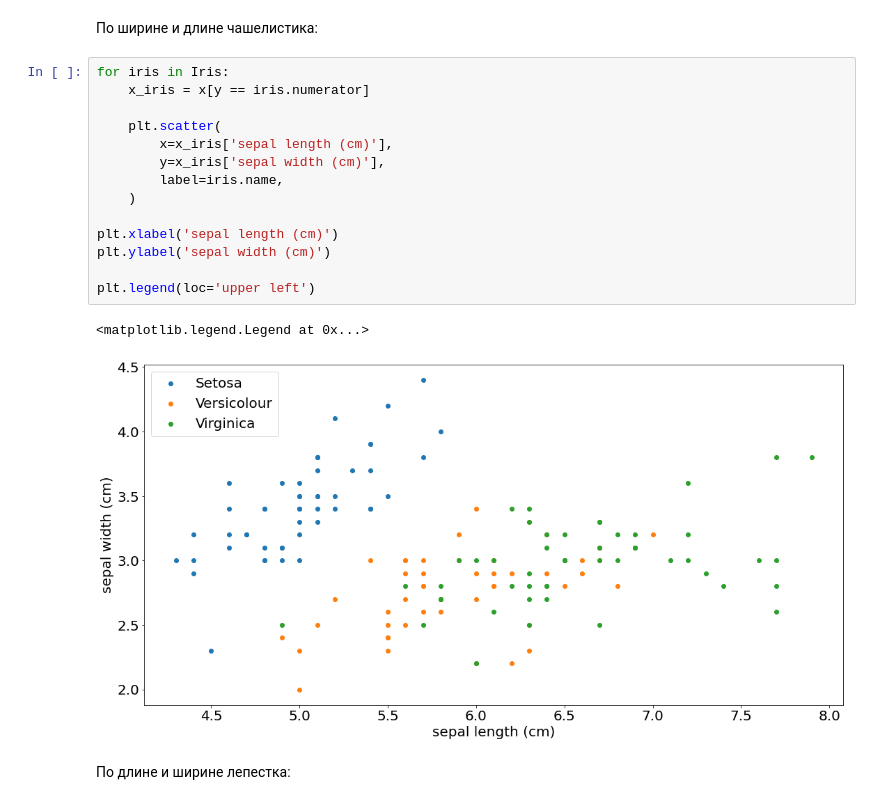
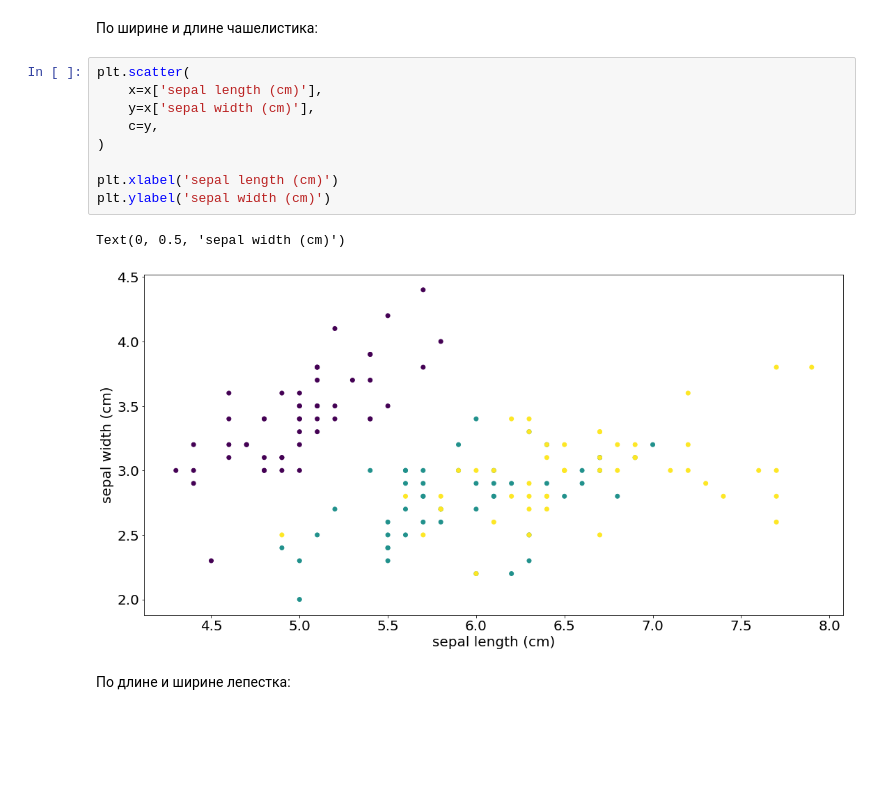
Before and after one commit to DanilZittser/cv-lectures, a Jupyter notebook: 02-data-science-stack/jupyter/02-scikit-learn.ipynb, the cells around one changed output. Cells and saved outputs as stored; diff of their text form; blank space fills up the shorter version.

```diff
--- a/02-data-science-stack/jupyter/02-scikit-learn.ipynb
+++ b/02-data-science-stack/jupyter/02-scikit-learn.ipynb
@@ -94,22 +101,17 @@ class Iris(IntEnum):
 # %% [markdown]
 По ширине и длине чашелистика:
 # %%
-for iris in Iris:
-    x_iris = x[y == iris.numerator]
-
-    plt.scatter(
-        x=x_iris['sepal length (cm)'],
-        y=x_iris['sepal width (cm)'],
-        label=iris.name,
-    )
+plt.scatter(
+    x=x['sepal length (cm)'],
+    y=x['sepal width (cm)'],
+    c=y,
+)
 
 plt.xlabel('sepal length (cm)')
 plt.ylabel('sepal width (cm)')
-
-plt.legend(loc='upper left')
 # %% [output]
-<matplotlib.legend.Legend at 0x...>
+Text(0, 0.5, 'sepal width (cm)')
-[figure, old version]
+[figure, new version]
 # %% [markdown]
 По длине и ширине лепестка:
 # %%
```
Also changed, not shown: parts of 29 cells of this notebook, 2 other files.
